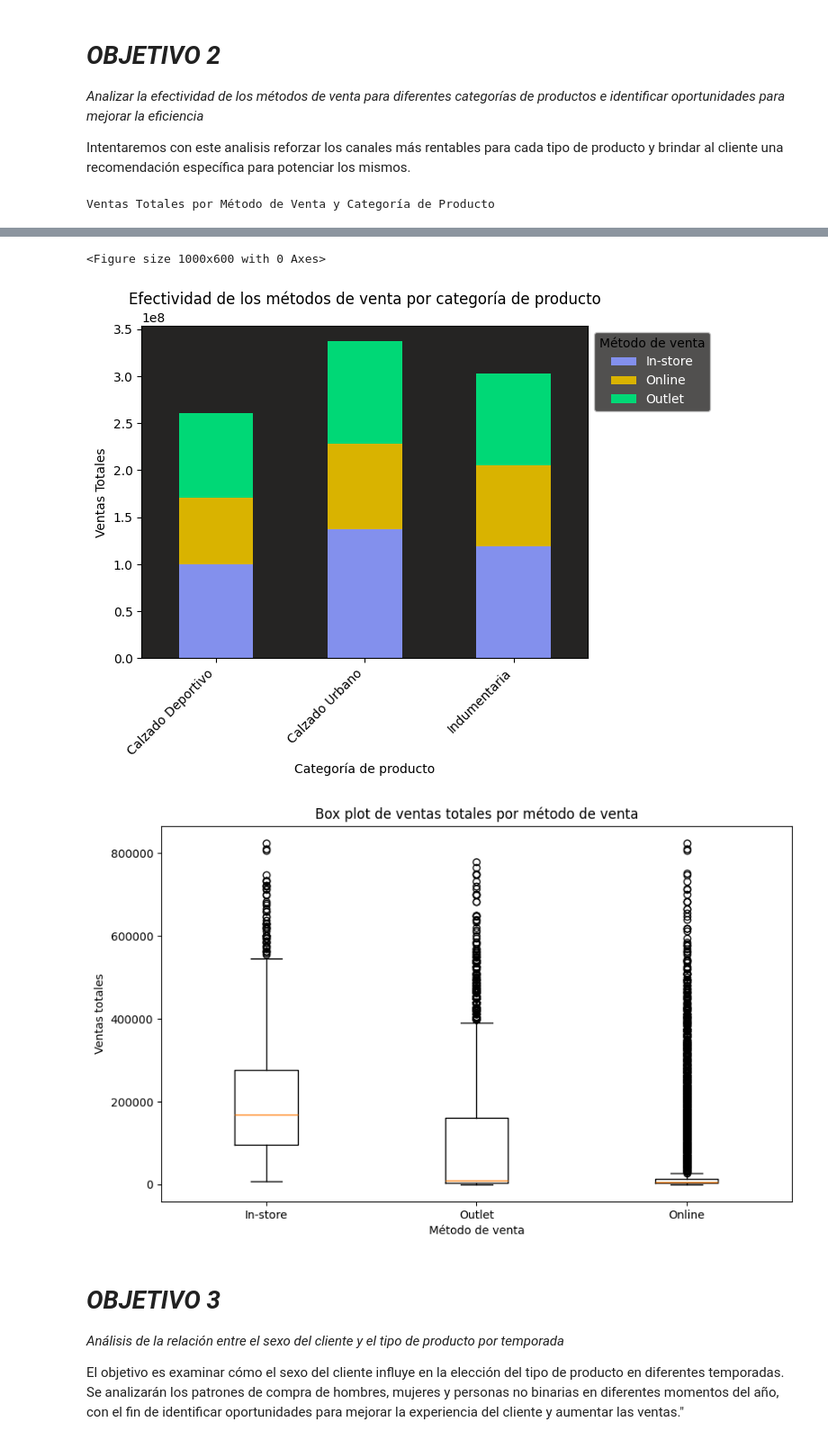
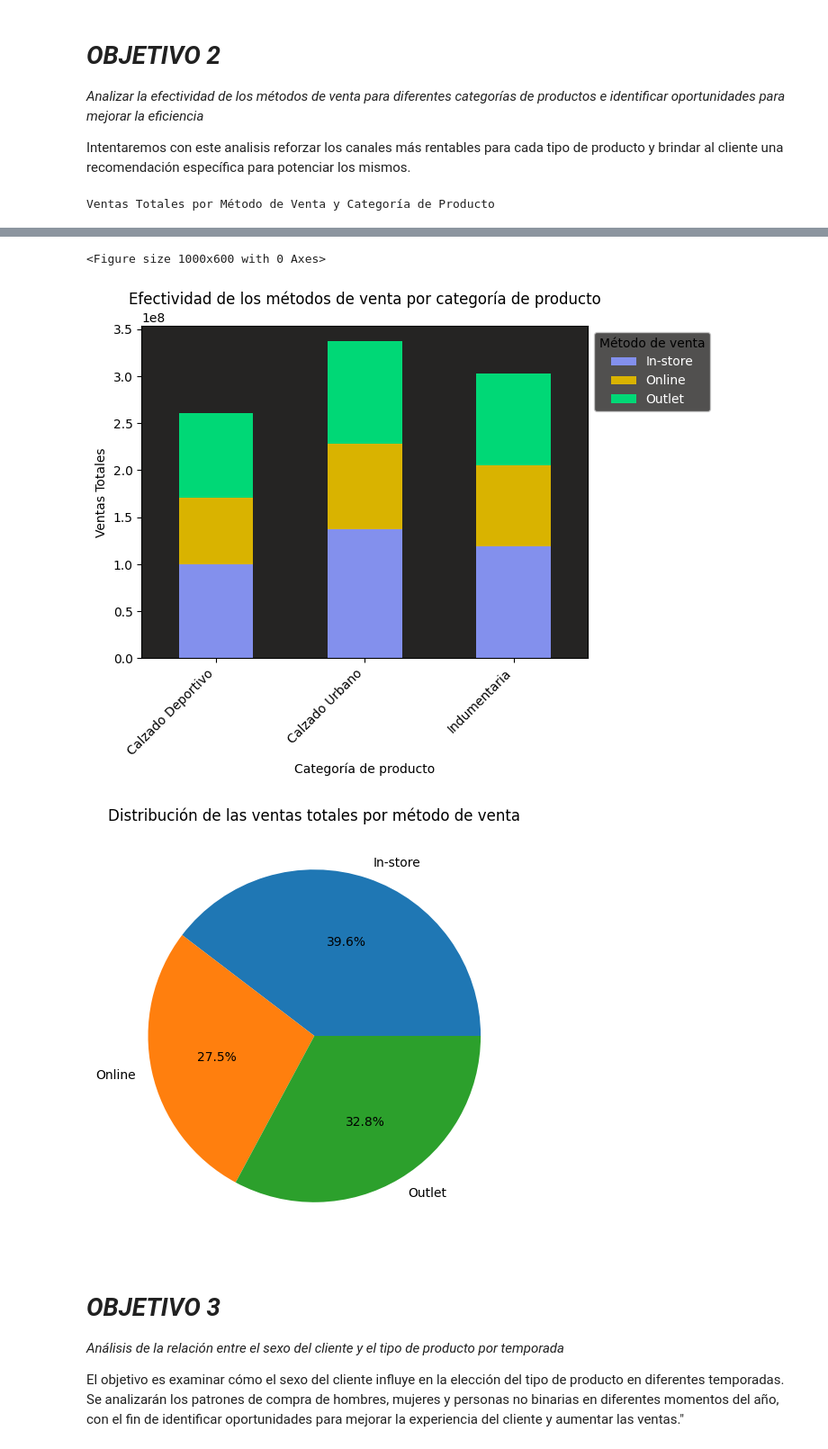
Before and after one commit to elterco83/Coder_DS1, a Jupyter notebook: Dataset_Etchezar.ipynb, the cells around one changed output, grey strips where cells are left out. Shown at 90% size. Saved outputs shown, nothing was run; the diff lists cells and outputs as text; code cells hidden in the pictures.

```diff
--- a/Dataset_Etchezar.ipynb
+++ b/Dataset_Etchezar.ipynb
@@ -197,6 +197,7 @@ Intentaremos con este analisis reforzar los canales más rentables para cada tip
 import matplotlib.pyplot as plt
 import pandas as pd
 import pandas as pd
+import seaborn as sns
 from IPython.display import display, HTML
 
 
@@ -212,41 +213,39 @@ styled_df = ventas_resumen_grupo.style.set_table_styles([
 display(styled_df)
 
 # Procedemos a crar un gráfico de barras apiladas para visualizar la efectividad de los métodos de venta
 plt.figure(figsize=(10, 6))
 ventas_por_metodo = df.pivot_table(index='producto', columns='metodo de venta', values='ventas totales', aggfunc='sum')
 ventas_por_metodo.plot(kind='bar', stacked=True, color=['#8390ED','#D9B300','#00D876'])
 plt.xlabel('Categoría de producto')
 plt.ylabel('Ventas Totales')
 plt.title('Efectividad de los métodos de venta por categoría de producto')
 plt.legend(title='Método de venta', loc='upper left', bbox_to_anchor=(1, 1),labelcolor='white', facecolor='#252423')
 plt.xticks(rotation=45, ha='right')
 ax = plt.gca()
 ax.set_facecolor('#252423')
 plt.show()
 
-# Crea el box plot
-plt.figure(figsize=(10,6))
-plt.boxplot([df.loc[df['metodo de venta'] == método]['ventas totales'] for método in df['metodo de venta'].unique()],
-             labels=df['metodo de venta'].unique())
-plt.xlabel('Método de venta')
-plt.ylabel('Ventas totales')
-plt.title('Box plot de ventas totales por método de venta')
+# Crea un gráfico de torta para las ventas totales por método de venta
+plt.figure(figsize=(8, 6))
+ventas_por_metodo = df.groupby('metodo de venta')['ventas totales'].sum()
+plt.pie(ventas_por_metodo, labels=ventas_por_metodo.index, autopct='%1.1f%%')
+plt.title('Distribución de las ventas totales por método de venta')
 plt.show()
 # %% [output]
 Ventas Totales por Método de Venta y Categoría de Producto
 |  | metodo de venta | producto | ventas totales |
 | 0 | In-store | Calzado Deportivo | 99,868,750.0 |
 | 1 | In-store | Calzado Urbano | 137,201,250.0 |
 | 2 | In-store | Indumentaria | 119,573,750.0 |
 | 3 | Online | Calzado Deportivo | 71,309,076.0 |
 | 4 | Online | Calzado Urbano | 91,071,656.0 |
 | 5 | Online | Indumentaria | 85,292,150.0 |
 | 6 | Outlet | Calzado Deportivo | 89,127,750.0 |
 | 7 | Outlet | Calzado Urbano | 108,556,151.0 |
 | 8 | Outlet | Indumentaria | 97,901,592.0 |
 <Figure size 1000x600 with 0 Axes>
 [figure]
-[figure, old version]
+[figure, new version]
 # %% [markdown]
 # ***OBJETIVO 3***
 
```
Also changed, not shown: parts of 5 cells of this notebook.
